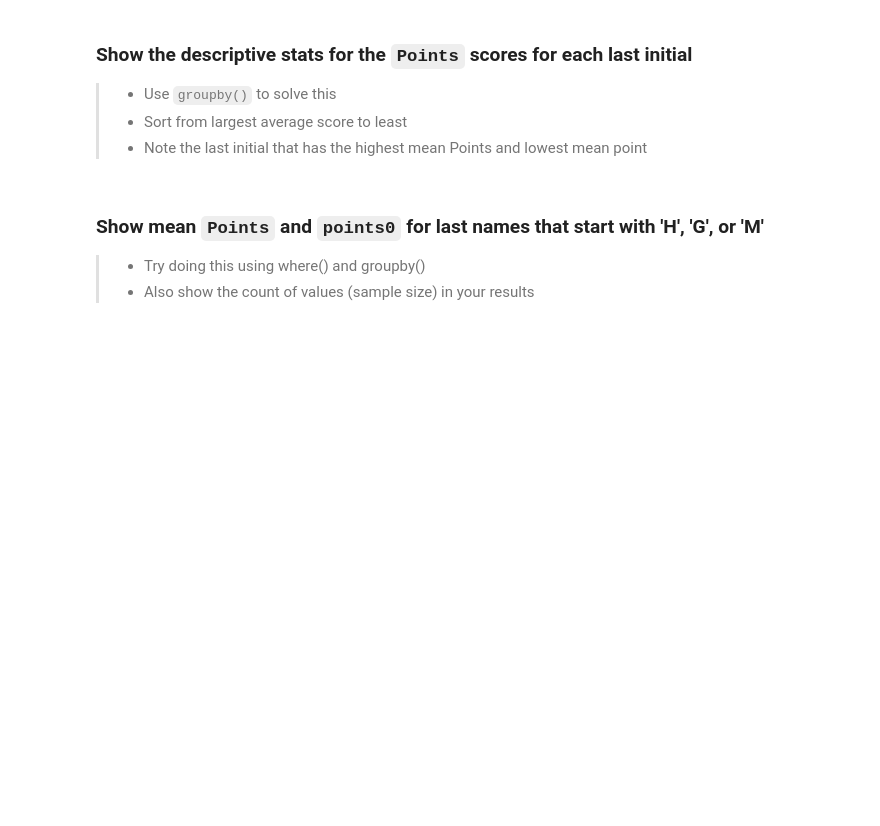
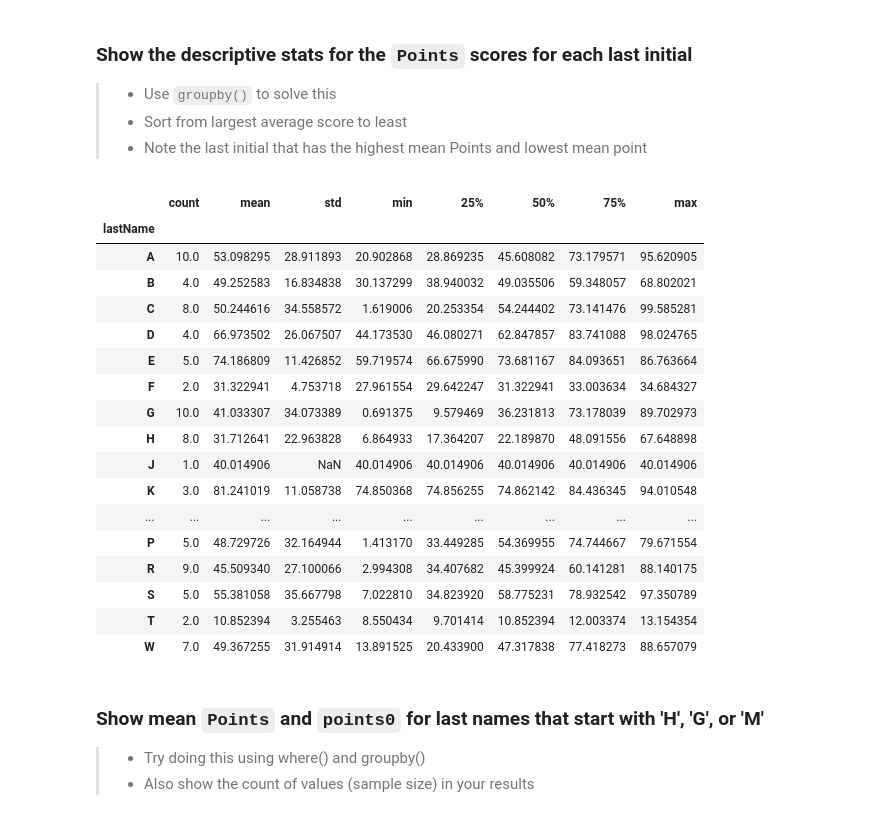
Before and after one commit to staylorx/cu-leeds-baim3220, a Jupyter notebook: Week 10/pandas3%264_SummaryFunctions_Grouping_Sorting_Activity_Student.ipynb, the cells around one changed output. Drawn from its saved outputs; the diff is of its cells as text; code cells hidden in the pictures; blank space fills up the shorter version.

```diff
--- a/Week 10/pandas3%264_SummaryFunctions_Grouping_Sorting_Activity_Student.ipynb
+++ b/Week 10/pandas3%264_SummaryFunctions_Grouping_Sorting_Activity_Student.ipynb
@@ -84,3 +274,6 @@ function: `pd.read_csv()`
 # %% [markdown]
 ###  Create a field, `name`, that combines `firstName` and `lastName` into one field
 >- Separate the names with a space character
+# %%
+name = stu.firstName + " " + stu.lastName
+name
@@ -87,3 +293,8 @@ function: `pd.read_csv()`
 # %% [markdown]
 ### Now, store `name` in the `stu` DataFrame as the first column
 >- Show the last 5 records to check your work
+# %%
+# stu['name'] = name  # appends to the "end"
+
+stu.insert(0, "name", name)
+stu
@@ -95,3 +320,6 @@ function: `pd.read_csv()`
 1. `lastint`, that stores the first letter of each student's last name
 2. `firstint`, that stores the first letter of each student's first name
 >- Show the first 5 records to check your work
+# %%
+lastint, firstint = stu.lastName.str[0], stu.firstName.str[0]
+lastint, firstint
@@ -97,0 +344,4 @@ function: `pd.read_csv()`
+# %%
+stu['lastint'] = lastint
+stu['firstint'] = firstint
+stu
@@ -100,6 +364,27 @@ function: `pd.read_csv()`
 >- Use `groupby()` to solve this
 >- Sort from largest average score to least
 >- Note the last initial that has the highest mean Points and lowest mean point
+# %%
+stu.groupby(lastint).Points.describe()
+# %% [output]
+|  | count | mean | std | min | 25% | 50% | 75% | max |
+| lastName |  |  |  |  |  |  |  |  |
+| A | 10.0 | 53.098295 | 28.911893 | 20.902868 | 28.869235 | 45.608082 | 73.179571 | 95.620905 |
+| B | 4.0 | 49.252583 | 16.834838 | 30.137299 | 38.940032 | 49.035506 | 59.348057 | 68.802021 |
+| C | 8.0 | 50.244616 | 34.558572 | 1.619006 | 20.253354 | 54.244402 | 73.141476 | 99.585281 |
+| D | 4.0 | 66.973502 | 26.067507 | 44.173530 | 46.080271 | 62.847857 | 83.741088 | 98.024765 |
+| E | 5.0 | 74.186809 | 11.426852 | 59.719574 | 66.675990 | 73.681167 | 84.093651 | 86.763664 |
+| F | 2.0 | 31.322941 | 4.753718 | 27.961554 | 29.642247 | 31.322941 | 33.003634 | 34.684327 |
+| G | 10.0 | 41.033307 | 34.073389 | 0.691375 | 9.579469 | 36.231813 | 73.178039 | 89.702973 |
+| H | 8.0 | 31.712641 | 22.963828 | 6.864933 | 17.364207 | 22.189870 | 48.091556 | 67.648898 |
+| J | 1.0 | 40.014906 | NaN | 40.014906 | 40.014906 | 40.014906 | 40.014906 | 40.014906 |
+| K | 3.0 | 81.241019 | 11.058738 | 74.850368 | 74.856255 | 74.862142 | 84.436345 | 94.010548 |
+| ... | ... | ... | ... | ... | ... | ... | ... | ... |
+| P | 5.0 | 48.729726 | 32.164944 | 1.413170 | 33.449285 | 54.369955 | 74.744667 | 79.671554 |
+| R | 9.0 | 45.509340 | 27.100066 | 2.994308 | 34.407682 | 45.399924 | 60.141281 | 88.140175 |
+| S | 5.0 | 55.381058 | 35.667798 | 7.022810 | 34.823920 | 58.775231 | 78.932542 | 97.350789 |
+| T | 2.0 | 10.852394 | 3.255463 | 8.550434 | 9.701414 | 10.852394 | 12.003374 | 13.154354 |
+| W | 7.0 | 49.367255 | 31.914914 | 13.891525 | 20.433900 | 47.317838 | 77.418273 | 88.657079 |
 # %% [markdown]
 ### Show mean `Points` and `points0` for last names that start with 'H', 'G', or 'M'
 >- Try doing this using where() and groupby()
```
Also changed, not shown: parts of 30 cells of this notebook, 10 other files.
